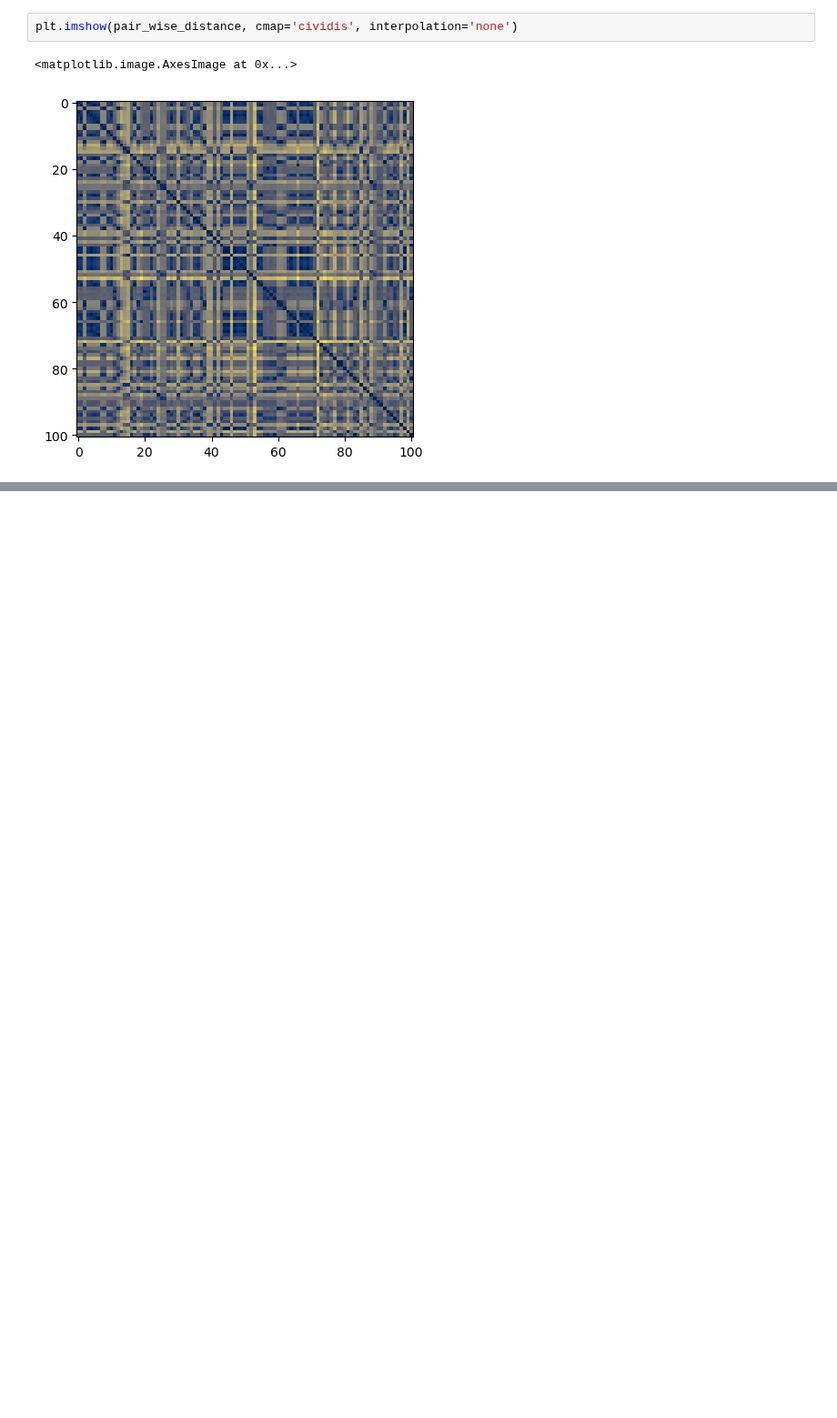
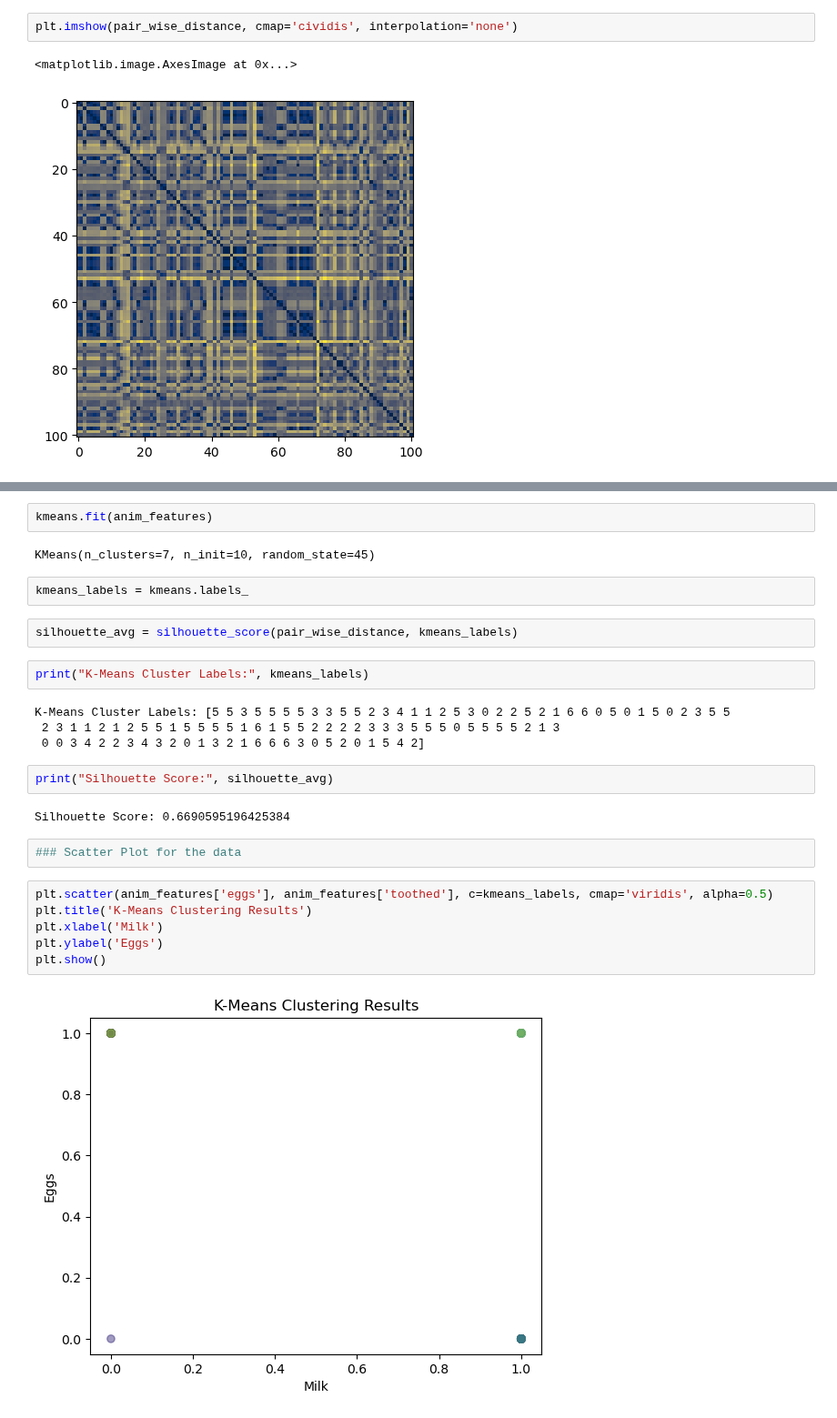
Before and after one commit to tundraparisi/dscoding-projects, a Jupyter notebook: Akash.Mittal/src/zoodata.ipynb, the cells around one changed output, grey strips where cells are left out. Shown at 91% size. Saved outputs shown, nothing was run; the diff lists cells and outputs as text; blank space fills up the shorter version.

Commit message:
KMeans Update with plots

```diff
--- a/Akash.Mittal/src/zoodata.ipynb
+++ b/Akash.Mittal/src/zoodata.ipynb
@@ -157,0 +172,28 @@ plt.imshow(pair_wise_distance, cmap='cividis', interpolation='none')
+# %%
+kmeans.fit(anim_features)
+# %% [output]
+KMeans(n_clusters=7, n_init=10, random_state=45)
+# %%
+kmeans_labels = kmeans.labels_
+# %%
+silhouette_avg = silhouette_score(pair_wise_distance, kmeans_labels)
+# %%
+print("K-Means Cluster Labels:", kmeans_labels)
+# %% [output]
+K-Means Cluster Labels: [5 5 3 5 5 5 5 3 3 5 5 2 3 4 1 1 2 5 3 0 2 2 5 2 1 6 6 0 5 0 1 5 0 2 3 5 5
+ 2 3 1 1 2 1 2 5 5 1 5 5 5 5 1 6 1 5 5 2 2 2 2 3 3 3 5 5 5 0 5 5 5 5 2 1 3
+ 0 0 3 4 2 2 3 4 3 2 0 1 3 2 1 6 6 6 3 0 5 2 0 1 5 4 2]
+# %%
+print("Silhouette Score:", silhouette_avg)
+# %% [output]
+Silhouette Score: 0.6690595196425384
+# %%
+### Scatter Plot for the data
+# %%
+plt.scatter(anim_features['eggs'], anim_features['toothed'], c=kmeans_labels, cmap='viridis', alpha=0.5)
+plt.title('K-Means Clustering Results')
+plt.xlabel('Milk')
+plt.ylabel('Eggs')
+plt.show()
+# %% [output]
+[figure, added]
```
Also changed, not shown: parts of 7 cells of this notebook.
